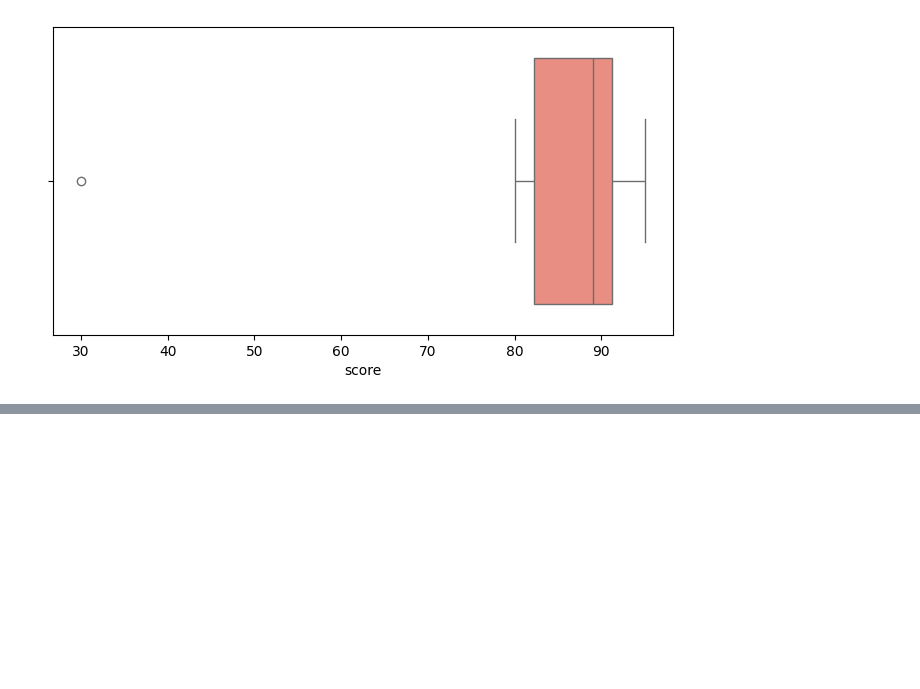
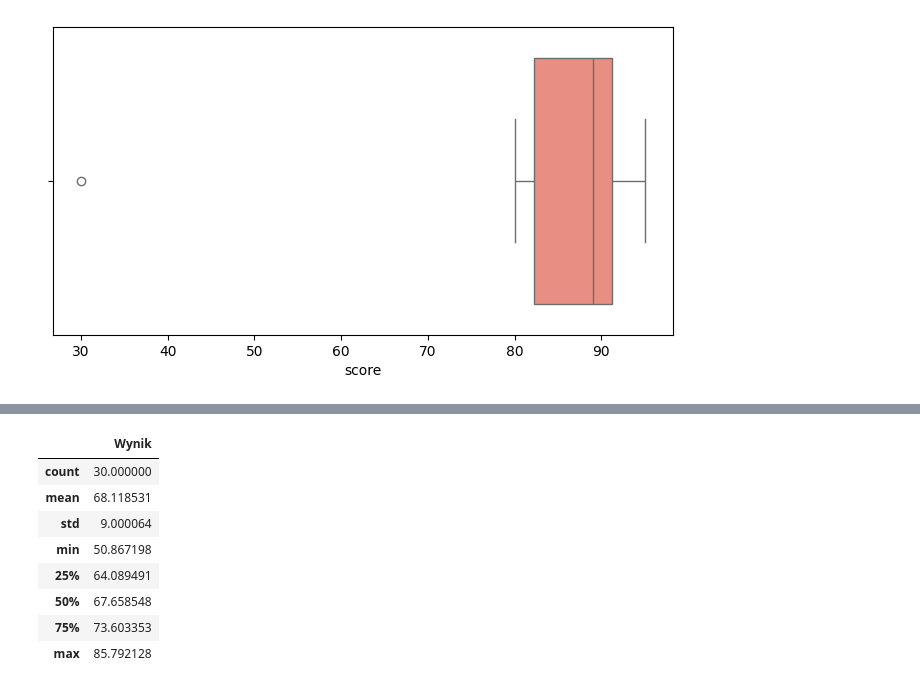
Before and after one commit to rajkonkret/analiza_danych_9_09_2026, a Jupyter notebook: analiza_danych_9_09_2026_zad2.ipynb, the cells around one changed output, grey strips where cells are left out. Cells and saved outputs as stored; diff of their text form; code cells hidden in the pictures; blank space fills up the shorter version.

```diff
--- a/analiza_danych_9_09_2026_zad2.ipynb
+++ b/analiza_danych_9_09_2026_zad2.ipynb
@@ -2006,0 +2026,12 @@ sns.boxplot(x=df['score'], color="salmon")
+# %%
+df.describe()
+# %% [output]
+|  | Wynik |
+| count | 30.000000 |
+| mean | 68.118531 |
+| std | 9.000064 |
+| min | 50.867198 |
+| 25% | 64.089491 |
+| 50% | 67.658548 |
+| 75% | 73.603353 |
+| max | 85.792128 |
```
Also changed, not shown: parts of 10 cells of this notebook.
